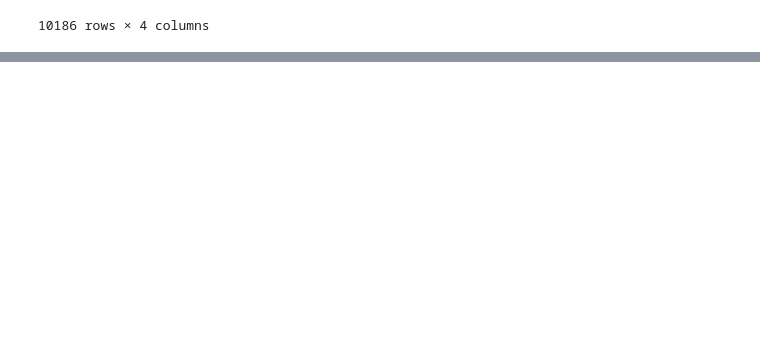
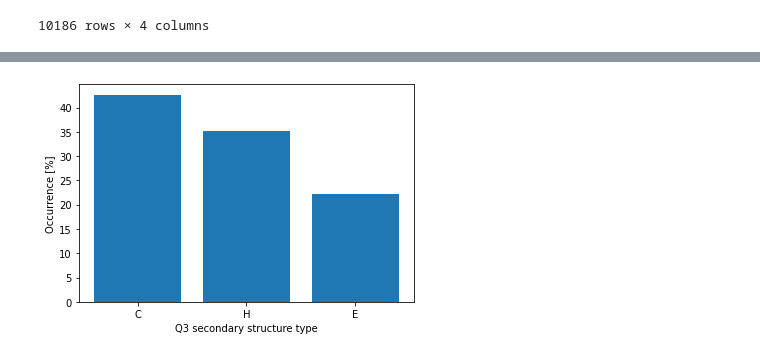
Before and after one commit to barsur93/protein_structure_prediction, a Jupyter notebook: protein_structure_prediction.ipynb, the cells around one changed output, grey strips where cells are left out. Saved outputs shown, nothing was run; the diff lists cells and outputs as text; code cells hidden in the pictures; blank space fills up the shorter version.

```diff
--- a/protein_structure_prediction.ipynb
+++ b/protein_structure_prediction.ipynb
@@ -170,0 +250,4 @@ len(df_for_modeling.iloc[0].seq)
+# %%
+visualizer.visualize_occurrence(feature_series=processes_sequeces.sst_q3, xlabel='Q3 secondary structure type').show()
+# %% [output]
+[figure, added]
```
Also changed, not shown: parts of 25 cells of this notebook, 1 other file.
